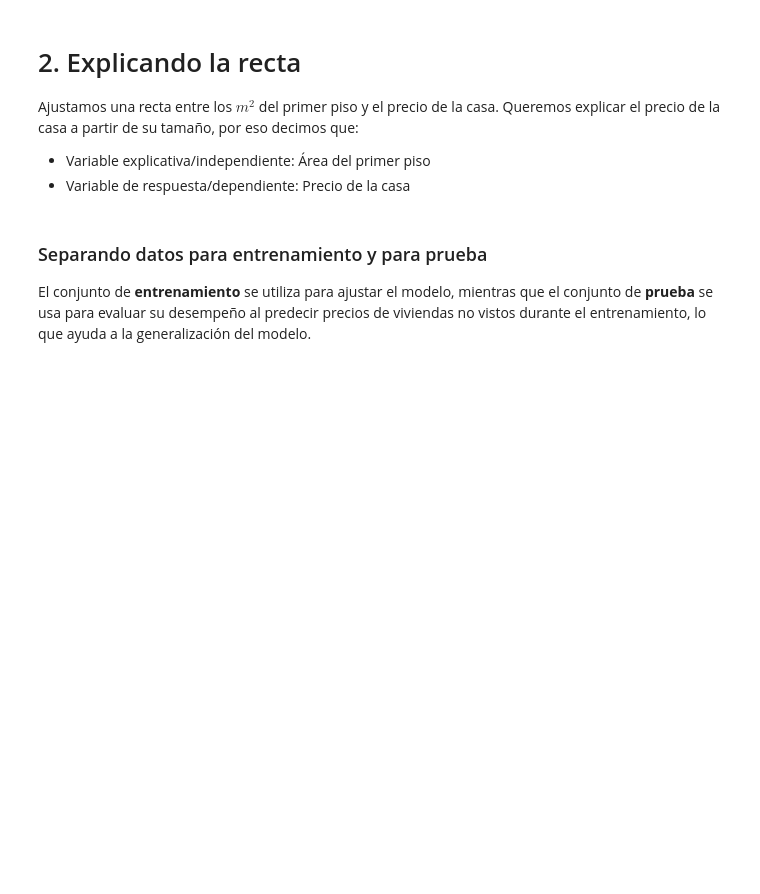
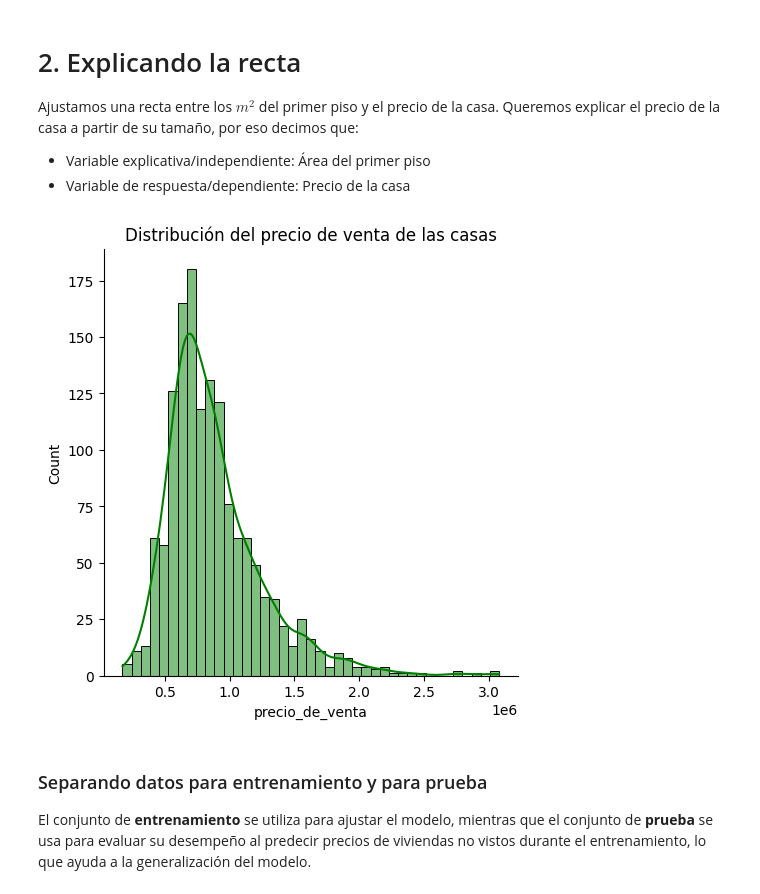
Before and after one commit to DanielRaiicHu/precio_de_inmuebles_regresion_lineal, a Jupyter notebook: precios_de_inmuebles_regresion_lineal.ipynb, the cells around one changed output. Saved outputs shown, nothing was run; the diff lists cells and outputs as text; code cells hidden in the pictures; blank space fills up the shorter version.

```diff
--- a/precios_de_inmuebles_regresion_lineal.ipynb
+++ b/precios_de_inmuebles_regresion_lineal.ipynb
@@ -213,3 +214,18 @@ Ajustamos una recta entre los $m^2$ del primer piso y el precio de la casa. Quer
+# %%
+#Quién es nuestra variable de respuesta?
+
+# Creamos una gráfica de distribución (histograma) con seaborn
+# kde=True → agrega la curva de densidad (estimación de la función de probabilidad)
+# color='green' → define el color del histograma y la curva de densidad
+sns.displot(datos['precio_de_venta'], kde=True, color='green')
+
+# Agregamos un título al gráfico
+plt.title('Distribución del precio de venta de las casas')
+
+# Mostramos el gráfico
+plt.show()
+# %% [output]
+[figure, added]
 # %% [markdown]
 ### Separando datos para entrenamiento y para prueba
 
```
Also changed, not shown: parts of 32 cells of this notebook.
